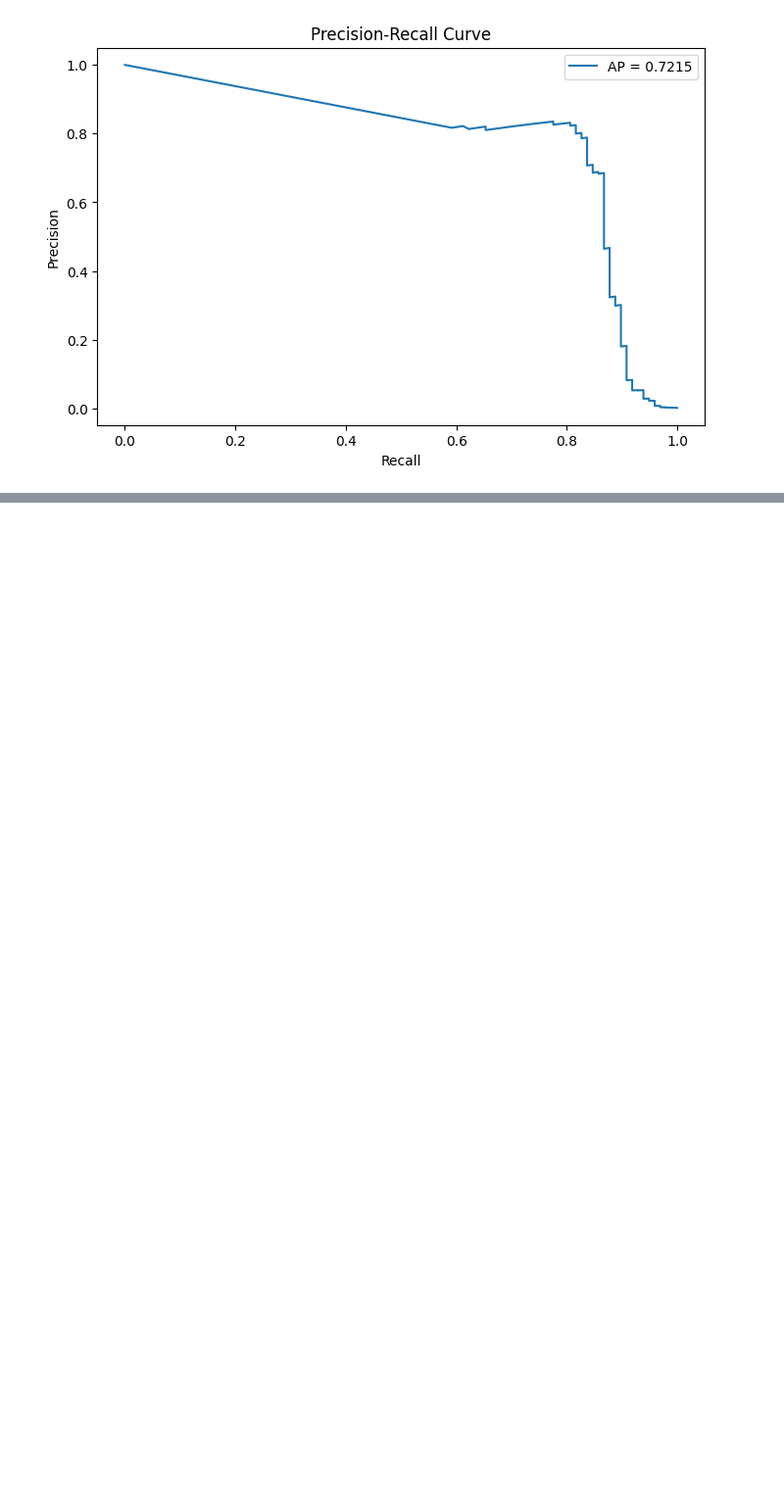
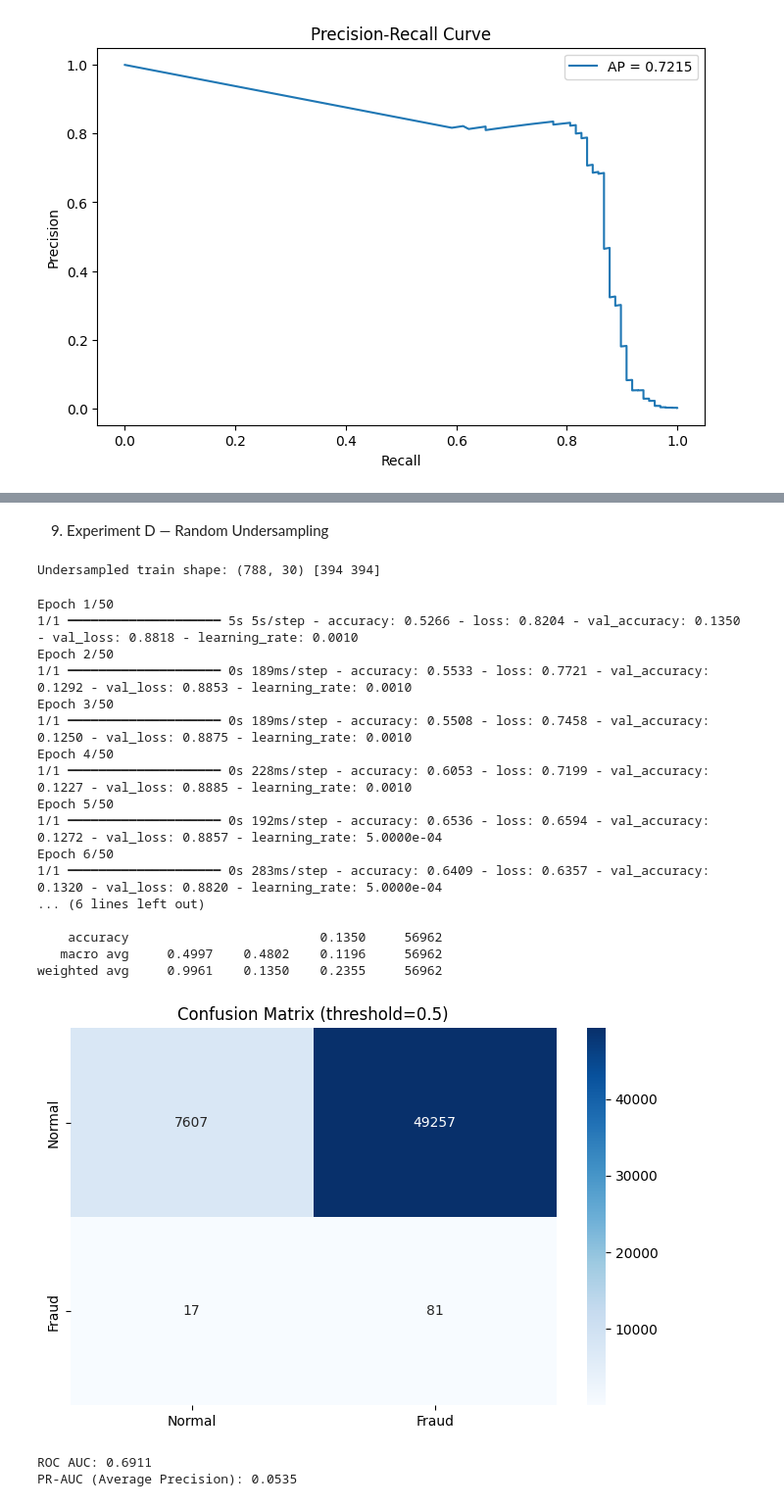
Before and after one commit to dinraj910/Credit-Card-Fraud-Detection-ANN, a Jupyter notebook: notebook/fraud_detection.ipynb, the cells around one changed output, grey strips where cells are left out. Shown at 98% size. Drawn from its saved outputs; the diff is of its cells as text; code cells hidden in the pictures; blank space fills up the shorter version.

```diff
--- a/notebook/fraud_detection.ipynb
+++ b/notebook/fraud_detection.ipynb
@@ -337,0 +376,34 @@ PR-AUC (Average Precision): 0.7215
+# %% [markdown]
+9. Experiment D — Random Undersampling
+# %%
+from imblearn.under_sampling import RandomUnderSampler
+
+rus = RandomUnderSampler(random_state=SEED)
+X_rus, y_rus = rus.fit_resample(x_train, y_train)
+print("Undersampled train shape:", X_rus.shape, np.bincount(y_rus))
+
+rus_model = build_model(input_dim=X_rus.shape[1])
+history_rus = fit_model(rus_model, X_rus, y_rus, x_test, y_test, epochs=50, batch_size=2048)
+y_proba_rus = evaluate_model(rus_model, x_test, y_test)
+# %% [output]
+Undersampled train shape: (788, 30) [394 394]
+Epoch 1/50
+1/1 ━━━━━━━━━━━━━━━━━━━━ 5s 5s/step - accuracy: 0.5266 - loss: 0.8204 - val_accuracy: 0.1350 - val_loss: 0.8818 - learning_rate: 0.0010
+Epoch 2/50
+1/1 ━━━━━━━━━━━━━━━━━━━━ 0s 189ms/step - accuracy: 0.5533 - loss: 0.7721 - val_accuracy: 0.1292 - val_loss: 0.8853 - learning_rate: 0.0010
+Epoch 3/50
+1/1 ━━━━━━━━━━━━━━━━━━━━ 0s 189ms/step - accuracy: 0.5508 - loss: 0.7458 - val_accuracy: 0.1250 - val_loss: 0.8875 - learning_rate: 0.0010
+Epoch 4/50
+1/1 ━━━━━━━━━━━━━━━━━━━━ 0s 228ms/step - accuracy: 0.6053 - loss: 0.7199 - val_accuracy: 0.1227 - val_loss: 0.8885 - learning_rate: 0.0010
+Epoch 5/50
+1/1 ━━━━━━━━━━━━━━━━━━━━ 0s 192ms/step - accuracy: 0.6536 - loss: 0.6594 - val_accuracy: 0.1272 - val_loss: 0.8857 - learning_rate: 5.0000e-04
+Epoch 6/50
+1/1 ━━━━━━━━━━━━━━━━━━━━ 0s 283ms/step - accuracy: 0.6409 - loss: 0.6357 - val_accuracy: 0.1320 - val_loss: 0.8820 - learning_rate: 5.0000e-04
+... (6 lines left out)
+
+    accuracy                         0.1350     56962
+   macro avg     0.4997    0.4802    0.1196     56962
+weighted avg     0.9961    0.1350    0.2355     56962
+[figure, added]
+ROC AUC: 0.6911
+PR-AUC (Average Precision): 0.0535
```
Also changed, not shown: parts of 7 cells of this notebook, 1 other file.
